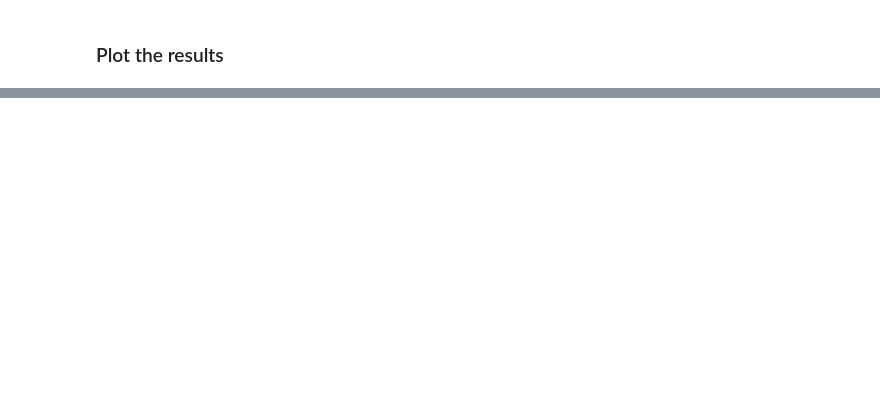
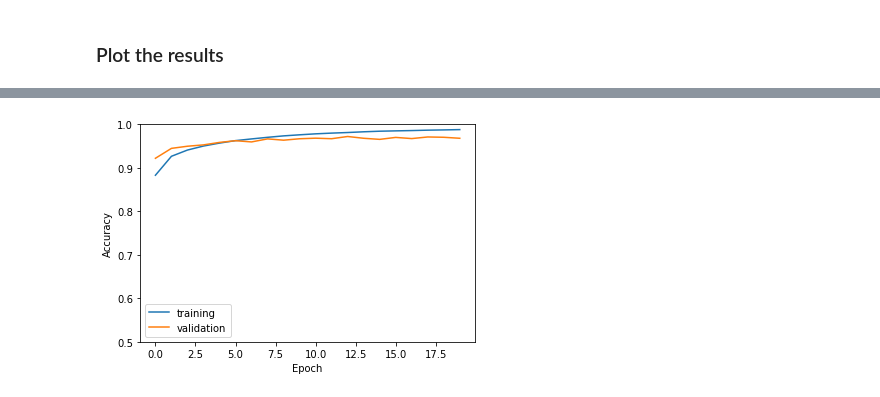
Before and after one commit to S-Benz/dl_cnn, a Jupyter notebook: sa.ipynb, the cells around one changed output, grey strips where cells are left out. Saved outputs shown, nothing was run; the diff lists cells and outputs as text; code cells hidden in the pictures; blank space fills up the shorter version.

```diff
--- a/sa.ipynb
+++ b/sa.ipynb
@@ -220,11 +264,12 @@ history = model.fit(train_data, train_labels, epochs=20, validation_data=(test_d
 # %% [markdown]
 ### Plot the results
 # %%
-plt.plot(history.history['acc'], label='training')
-plt.plot(history.history['val_acc'], label='validation')
+plt.plot(history.history['accuracy'], label='training')
+plt.plot(history.history['val_accuracy'], label='validation')
 plt.xlabel('Epoch')
 plt.ylabel('Accuracy')
 plt.ylim([0.5, 1])
 plt.legend(loc='lower left')
 
 final_loss, final_acc = model.evaluate(test_data, test_labels, verbose=2)
+# %% [output]
@@ -231,3 +277,4 @@ final_loss, final_acc = model.evaluate(test_data, test_labels, verbose=2)
+[figure, added]
 # %%
 print(final_acc)
 print(final_loss)
```
Also changed, not shown: parts of 7 cells of this notebook, 1 other file.
